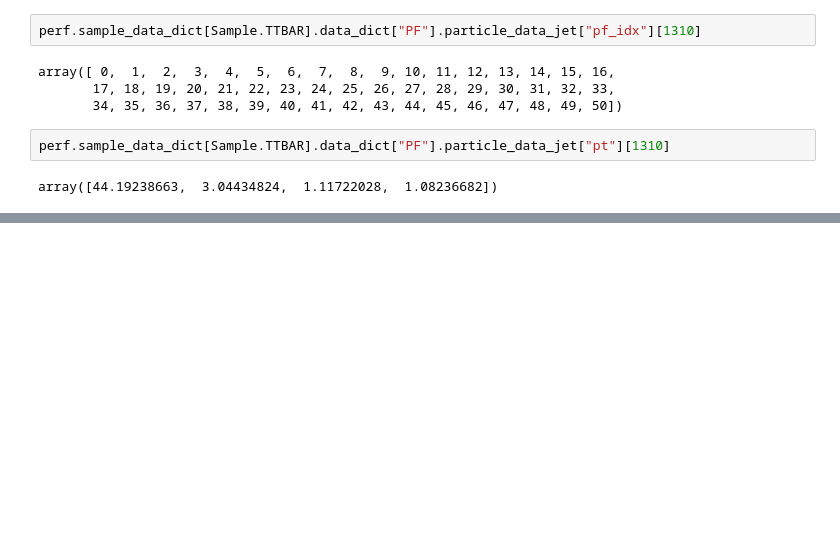
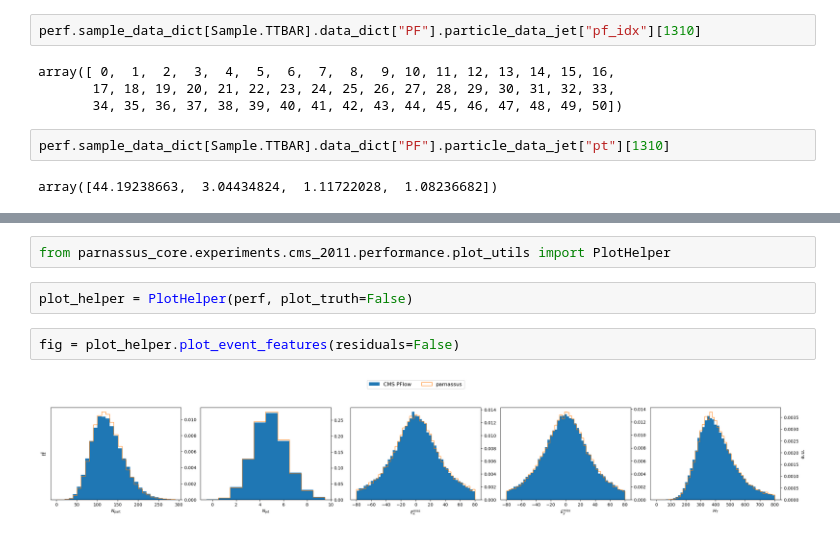
Before and after one commit to omphalos-mc/parnassus-clas12, a Jupyter notebook: src/parnassus_core/experiments/cms_2011/notebooks/performance_test.ipynb, the cells around one changed output, grey strips where cells are left out. Cells and saved outputs as stored; diff of their text form; blank space fills up the shorter version.

```diff
--- a/src/parnassus_core/experiments/cms_2011/notebooks/performance_test.ipynb
+++ b/src/parnassus_core/experiments/cms_2011/notebooks/performance_test.ipynb
@@ -75,0 +76,8 @@ Processed data for sample TTBAR
+# %%
+from parnassus_core.experiments.cms_2011.performance.plot_utils import PlotHelper
+# %%
+plot_helper = PlotHelper(perf, plot_truth=False)
+# %%
+fig = plot_helper.plot_event_features(residuals=False)
+# %% [output]
+[figure, added]
```
Also changed, not shown: parts of 6 cells of this notebook.
